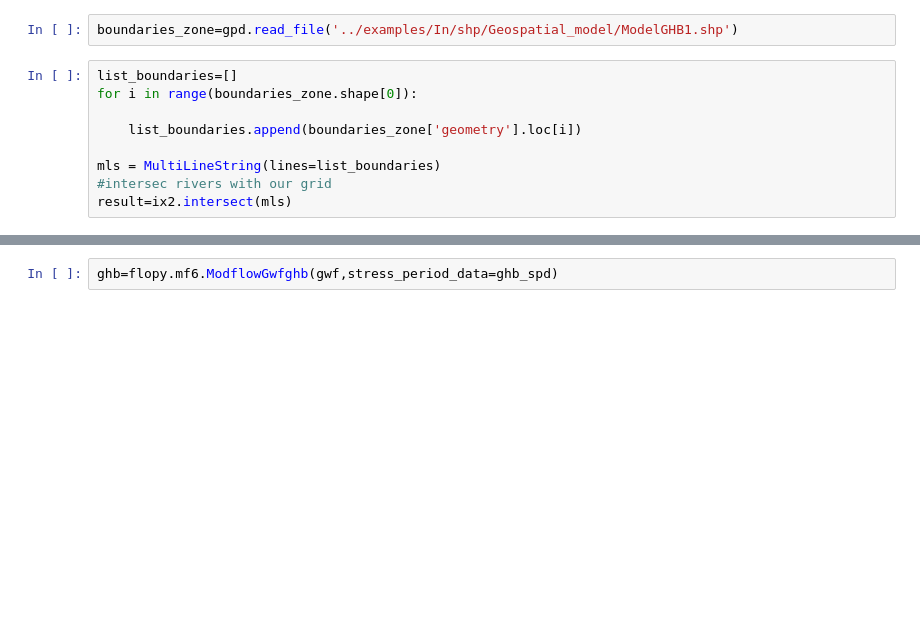
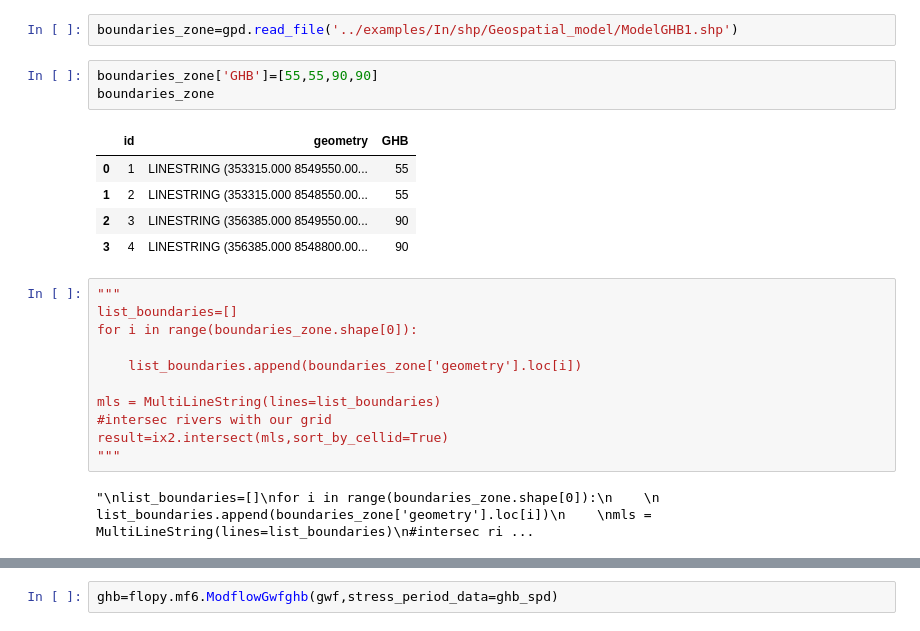
Before and after one commit to JoseZevallosR/dev_mode, a Jupyter notebook: notebooks/River_and_wells.ipynb, the cells around one changed output, grey strips where cells are left out. Saved outputs shown, nothing was run; the diff lists cells and outputs as text; blank space fills up the shorter version.

```diff
--- a/notebooks/River_and_wells.ipynb
+++ b/notebooks/River_and_wells.ipynb
@@ -247,7 +265,17 @@ river=flopy.mf6.ModflowGwfriv(gwf,stress_period_data=river_spd)
 ## Condición regional de gradiente hidráulico
 # %%
 boundaries_zone=gpd.read_file('../examples/In/shp/Geospatial_model/ModelGHB1.shp')
+# %%
+boundaries_zone['GHB']=[55,55,90,90]
+boundaries_zone
+# %% [output]
+|  | id | geometry | GHB |
+| 0 | 1 | LINESTRING (353315.000 8549550.00... | 55 |
+| 1 | 2 | LINESTRING (353315.000 8548550.00... | 55 |
+| 2 | 3 | LINESTRING (356385.000 8549550.00... | 90 |
+| 3 | 4 | LINESTRING (356385.000 8548800.00... | 90 |
 # %%
+"""
 list_boundaries=[]
 for i in range(boundaries_zone.shape[0]):
 
@@ -255,4 +283,7 @@ for i in range(boundaries_zone.shape[0]):
 
 mls = MultiLineString(lines=list_boundaries)
 #intersec rivers with our grid
-result=ix2.intersect(mls)
+result=ix2.intersect(mls,sort_by_cellid=True)
+"""
+# %% [output]
+"\nlist_boundaries=[]\nfor i in range(boundaries_zone.shape[0]):\n    \n    list_boundaries.append(boundaries_zone['geometry'].loc[i])\n    \nmls = MultiLineString(lines=list_boundaries)\n#intersec ri ...
```
Also changed, not shown: parts of 13 cells of this notebook, 41 other files.
